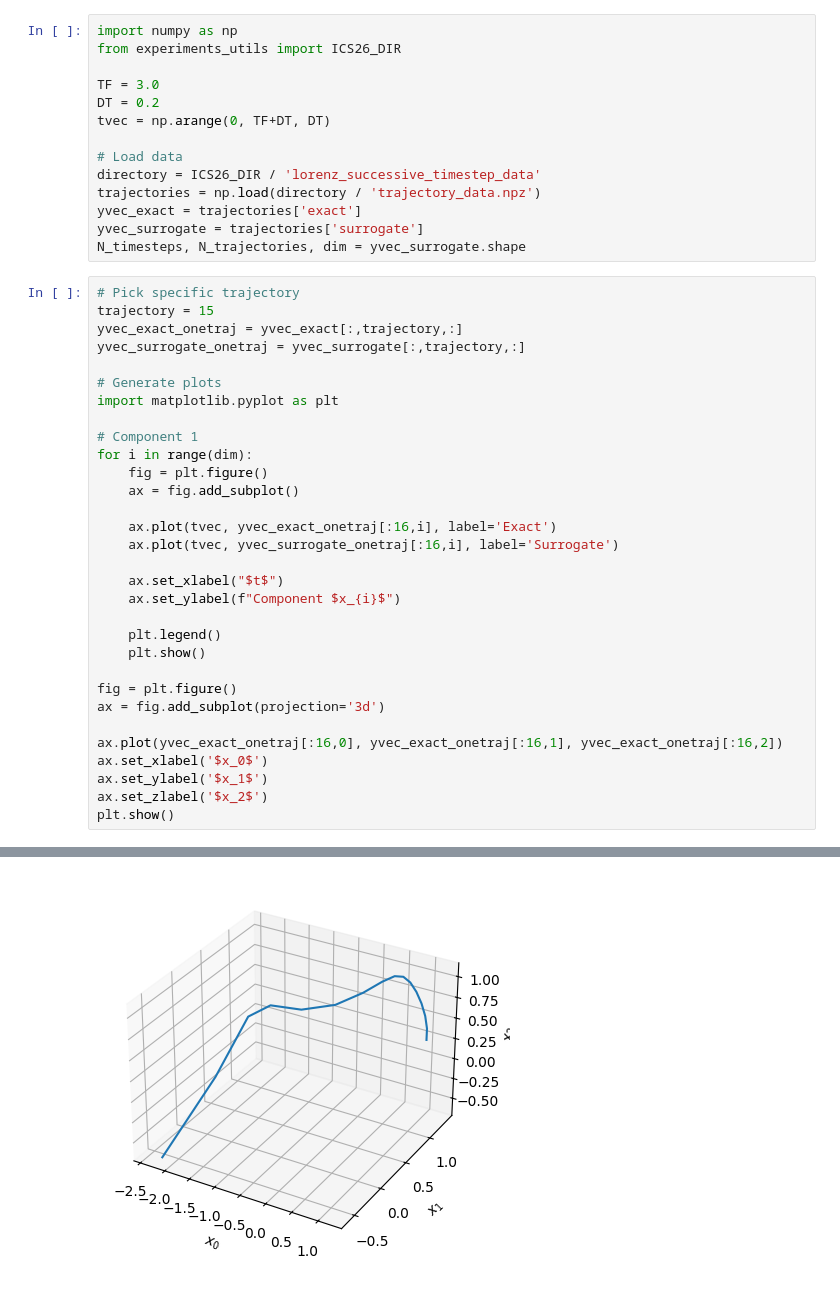
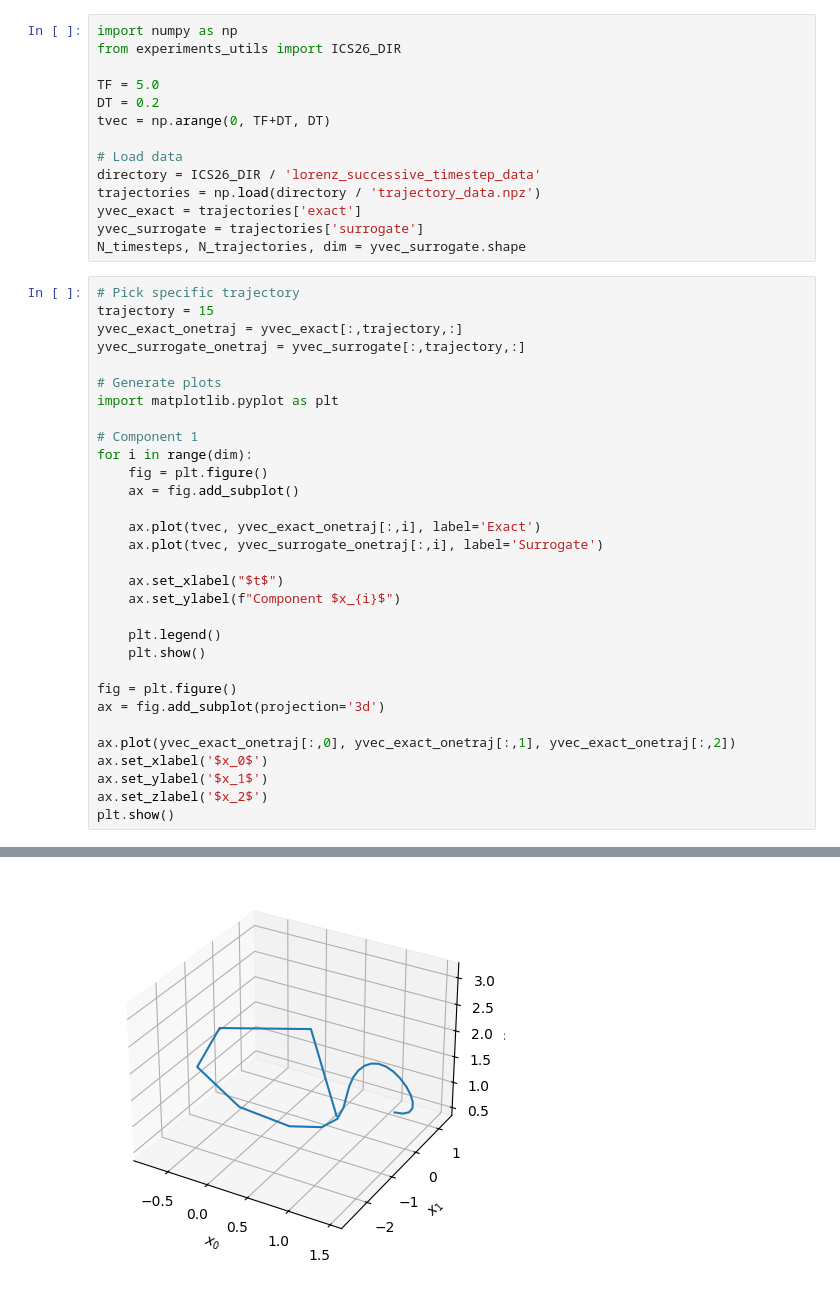
Before and after one commit to ut-padas/affini, a Jupyter notebook: ics26_lorenz_timestep_experiment_figs.ipynb, the cells around one changed output, grey strips where cells are left out. Drawn from its saved outputs; the diff is of its cells as text.

```diff
--- a/ics26_lorenz_timestep_experiment_figs.ipynb
+++ b/ics26_lorenz_timestep_experiment_figs.ipynb
@@ -2,7 +2,7 @@
 import numpy as np
 from experiments_utils import ICS26_DIR
 
-TF = 3.0
+TF = 5.0
 DT = 0.2
 tvec = np.arange(0, TF+DT, DT)
 
@@ -26,8 +26,8 @@ for i in range(dim):
     fig = plt.figure()
     ax = fig.add_subplot()
 
-    ax.plot(tvec, yvec_exact_onetraj[:16,i], label='Exact')
-    ax.plot(tvec, yvec_surrogate_onetraj[:16,i], label='Surrogate')
+    ax.plot(tvec, yvec_exact_onetraj[:,i], label='Exact')
+    ax.plot(tvec, yvec_surrogate_onetraj[:,i], label='Surrogate')
 
     ax.set_xlabel("$t$")
     ax.set_ylabel(f"Component $x_{i}$")
@@ -38,7 +38,7 @@ for i in range(dim):
 fig = plt.figure()
 ax = fig.add_subplot(projection='3d')
 
-ax.plot(yvec_exact_onetraj[:16,0], yvec_exact_onetraj[:16,1], yvec_exact_onetraj[:16,2])
+ax.plot(yvec_exact_onetraj[:,0], yvec_exact_onetraj[:,1], yvec_exact_onetraj[:,2])
 ax.set_xlabel('$x_0$')
 ax.set_ylabel('$x_1$')
 ax.set_zlabel('$x_2$')
@@ -52 +52 @@ plt.show()
-[figure, old version]
+[figure, new version]
```
Also changed, not shown: parts of 2 cells of this notebook, 3 other files.
